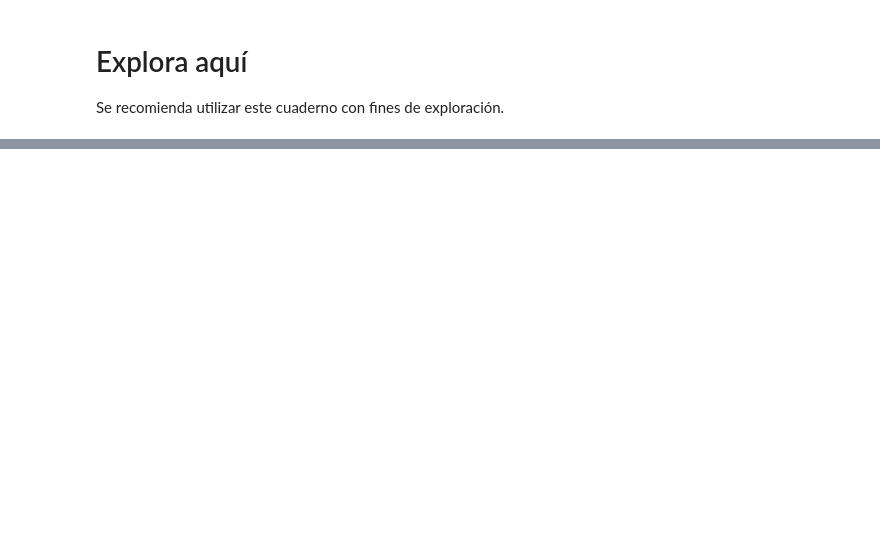
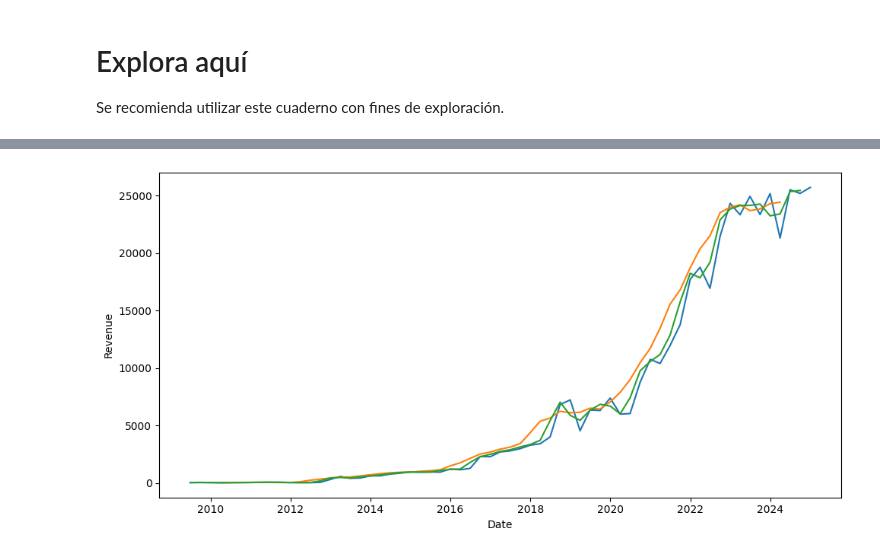
Before and after one commit to IngDiegoMacias/web-scraping-project-tutorial, a Jupyter notebook: src/explore.es.ipynb, the cells around one changed output, grey strips where cells are left out. Saved outputs shown, nothing was run; the diff lists cells and outputs as text; code cells hidden in the pictures; blank space fills up the shorter version.

```diff
--- a/src/explore.es.ipynb
+++ b/src/explore.es.ipynb
@@ -76,0 +141,6 @@ NameError: name 'table' is not defined
+# %%
+# promedio móvil a 1 año
+tesla_revenue['Year_MM'] = tesla_revenue['Revenue'].rolling(4).mean()
+tesla_revenue['Semester_MM'] = tesla_revenue['Revenue'].rolling(2).mean()
+
+tesla_revenue
@@ -76,0 +161,10 @@ NameError: name 'table' is not defined
+# %%
+# graficar con promedios móviles a un año y semestre.
+fig, axis = plt.subplots(figsize = (10, 5))
+sns.lineplot(data = tesla_revenue, x = "Date", y = "Revenue")
+sns.lineplot(data = tesla_revenue, x = "Date", y = "Year_MM")
+sns.lineplot(data = tesla_revenue, x = "Date", y = "Semester_MM")
+plt.tight_layout()
+plt.show()
+# %% [output]
+[figure, added]
```
Also changed, not shown: parts of 16 cells of this notebook, 2 other files.
